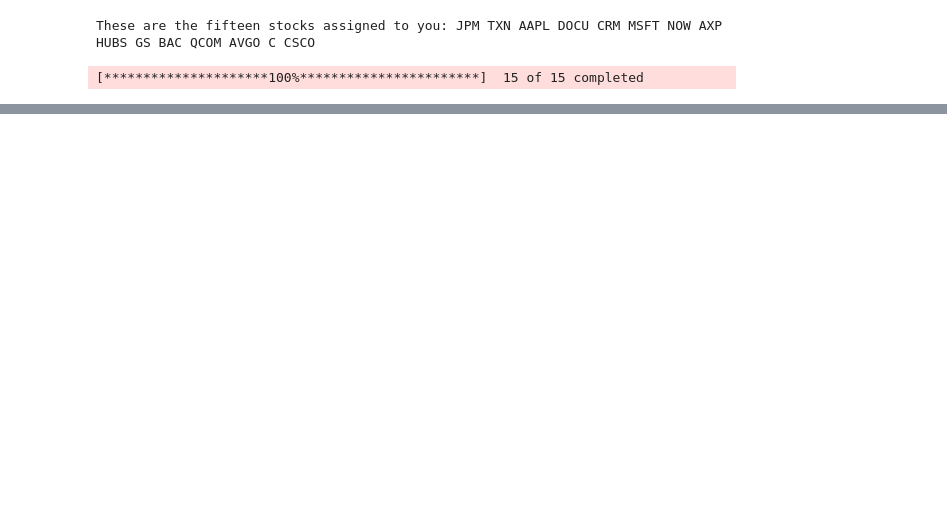
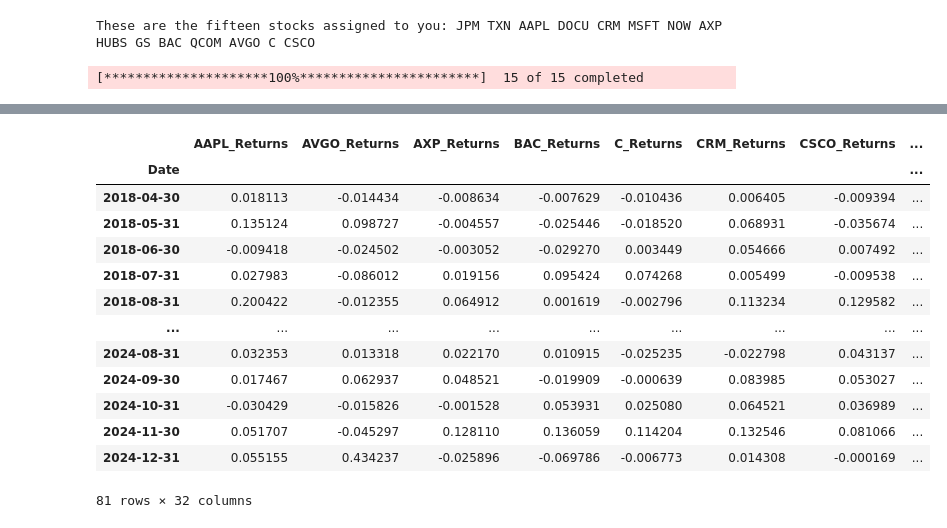
Before and after one commit to rishitashroff/riskreturncalculator, a Jupyter notebook: Project.ipynb, the cells around one changed output, grey strips where cells are left out. Saved outputs shown, nothing was run; the diff lists cells and outputs as text; code cells hidden in the pictures; blank space fills up the shorter version.

Commit message:
not the perfect one but i think a start - mlp?

```diff
--- a/Project.ipynb
+++ b/Project.ipynb
@@ -106,22 +108,25 @@ monthly_std.head()
 # %%
-# Finding risk free-rate
-rf = web.DataReader('F-F_Research_Data_Factors','famafrench', start, end)[0][['RF']].div(100)
-rf.index = rf.index.to_timestamp(how='end').normalize()
+# joining monthly returns and monthly std dev data
+result = pd.concat([returns_mon, monthly_std], axis=1, keys=['Returns', 'StdDev'])
 
+# defining column names
+result.columns = result.columns.get_level_values(1) + '_' + result.columns.get_level_values(0).astype(str)
 
-
-# Fetch CPI data from FRED
-cpi = web.DataReader('CPIAUCSL', 'fred', start, end)
-
-# Calculate monthly inflation rates as percentage change
-inflation_rate = cpi.pct_change().dropna()
-# Optionally normalize the index to end-of-month timestamps
-inflation_rate.index = inflation_rate.index.to_period('M').to_timestamp(how='end').normalize()
-inflation_rate.columns = ['Inflation Rate']
-
-
-
-# Rolling Average
-rolling_avg = returns.rolling(window=30).mean()
-rolling_avg.columns = [name+"_ROLL_AVG" for name in rolling_avg.columns]
+# showing data
+result
+# %% [output]
+|  | AAPL_Returns | AVGO_Returns | AXP_Returns | BAC_Returns | C_Returns | CRM_Returns | CSCO_Returns | ... |
+| Date |  |  |  |  |  |  |  | ... |
+| 2018-04-30 | 0.018113 | -0.014434 | -0.008634 | -0.007629 | -0.010436 | 0.006405 | -0.009394 | ... |
+| 2018-05-31 | 0.135124 | 0.098727 | -0.004557 | -0.025446 | -0.018520 | 0.068931 | -0.035674 | ... |
+| 2018-06-30 | -0.009418 | -0.024502 | -0.003052 | -0.029270 | 0.003449 | 0.054666 | 0.007492 | ... |
+| 2018-07-31 | 0.027983 | -0.086012 | 0.019156 | 0.095424 | 0.074268 | 0.005499 | -0.009538 | ... |
+| 2018-08-31 | 0.200422 | -0.012355 | 0.064912 | 0.001619 | -0.002796 | 0.113234 | 0.129582 | ... |
+| ... | ... | ... | ... | ... | ... | ... | ... | ... |
+| 2024-08-31 | 0.032353 | 0.013318 | 0.022170 | 0.010915 | -0.025235 | -0.022798 | 0.043137 | ... |
+| 2024-09-30 | 0.017467 | 0.062937 | 0.048521 | -0.019909 | -0.000639 | 0.083985 | 0.053027 | ... |
+| 2024-10-31 | -0.030429 | -0.015826 | -0.001528 | 0.053931 | 0.025080 | 0.064521 | 0.036989 | ... |
+| 2024-11-30 | 0.051707 | -0.045297 | 0.128110 | 0.136059 | 0.114204 | 0.132546 | 0.081066 | ... |
+| 2024-12-31 | 0.055155 | 0.434237 | -0.025896 | -0.069786 | -0.006773 | 0.014308 | -0.000169 | ... |
+81 rows × 32 columns
 # %%
```
Also changed, not shown: parts of 29 cells of this notebook.
